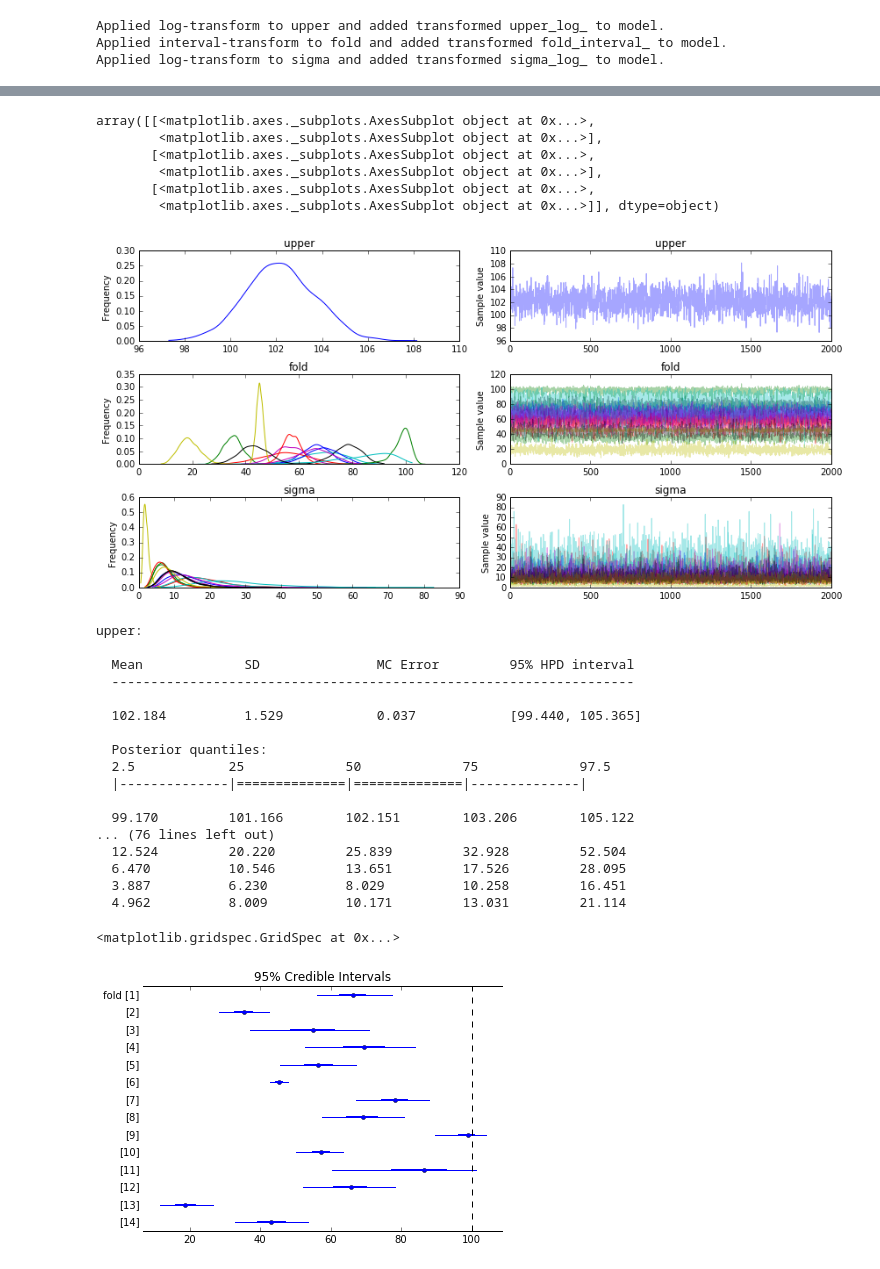
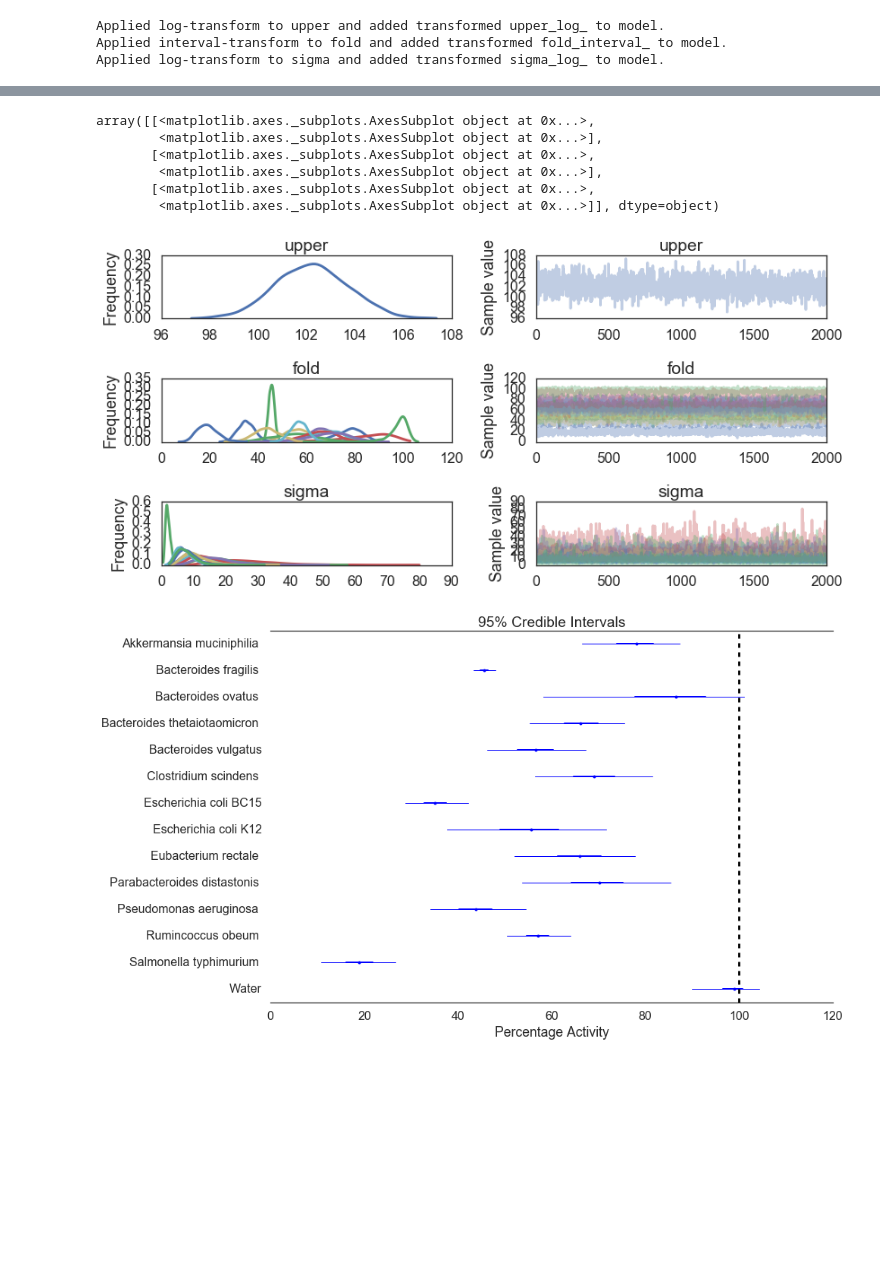
Before and after one commit to ericmjl/bayesian-measurement-paper, a Jupyter notebook: notebooks/bandoro.ipynb, the cells around one changed output, grey strips where cells are left out. Drawn from its saved outputs; the diff is of its cells as text; code cells hidden in the pictures; blank space fills up the shorter version.

Commit message:
added chris' data & comparison to frequentist

```diff
--- a/notebooks/bandoro.ipynb
+++ b/notebooks/bandoro.ipynb
@@ -2,13 +2,30 @@
 import pandas as pd
 %matplotlib inline
 import pymc3 as pm
+import numpy as np
+import matplotlib.pyplot as plt
+import seaborn as sns
+
+sns.set_context('poster')
+sns.set_style('white')
 # %%
 data = pd.read_csv('bandoro-microbiome.csv')
 # data['Sample'] = data['Sample'].astype('category')
 
 # Encode the "Sample" column with indices.
-sample_names = list(set(data['Sample'].values))
-for i, name in enumerate(sample_names):
-    data['Sample'] = data['Sample'].replace(name, i)
-data.head()
+# sample_names = dict(list(set((val, i) for i, val in enumerate(sorted(data['Sample'].values)))))
+sample_names = dict()
+for i, name in enumerate(list(np.unique(data['Sample'].values))):
+    sample_names[name] = i
+for name, i in sample_names.items():
+    print(i, name)
+    data['Indices'] = data['Sample'].apply(lambda x: sample_names[x])
+data.head(10)
+
+# # Encode the "date" column with indices.
+# date_names = sorted(list(set(data['Date'].values)))
+# for i, name in enumerate(date_names):
+#     print(i, name)
+#     data['Date'] = data['Date'].replace(name, i)
+# data.head(10)
 # %% [output]
@@ -32,8 +68,8 @@ with pm.Model() as model:
     sigma = pm.HalfCauchy('sigma', beta=1, shape=len(sample_names))
 
     # Model prediction
-    mu = fold[data['Sample']]
-    sig = sigma[data['Sample']]
+    mu = fold[data['Indices']]
+    sig = sigma[data['Indices']]
 
     # Data likelihood
     like = pm.Normal('like', mu=mu, sd=sig, observed=data['Normalized % GFP'])
@@ -67,30 +103,10 @@ array([[<matplotlib.axes._subplots.AxesSubplot object at 0x...>,
         <matplotlib.axes._subplots.AxesSubplot object at 0x...>],
        [<matplotlib.axes._subplots.AxesSubplot object at 0x...>,
         <matplotlib.axes._subplots.AxesSubplot object at 0x...>]], dtype=object)
-[figure, old version]
+[figure, new version]
-# %%
-pm.summary(trace)
-# %% [output]
-upper:
-
-  Mean             SD               MC Error         95% HPD interval
-  -------------------------------------------------------------------
-
-  102.184          1.529            0.037            [99.440, 105.365]
-
-  Posterior quantiles:
-  2.5            25             50             75             97.5
-  |--------------|==============|==============|--------------|
-
-  99.170         101.166        102.151        103.206        105.122
-... (76 lines left out)
-  12.524         20.220         25.839         32.928         52.504
-  6.470          10.546         13.651         17.526         28.095
-  3.887          6.230          8.029          10.258         16.451
-  4.962          8.009          10.171         13.031         21.114
 # %%
-pm.forestplot(trace, varnames=['fold'], vline=100)
-# plt.savefig('../figures/bandoro-microbiome.pdf')
+fig = plt.figure(figsize=(20, 8))
+pm.forestplot(trace, varnames=['fold'], vline=100, ylabels=sorted(sample_names), xtitle='Percentage Activity', xrange=(0, 120))
+plt.savefig('../figures/bandoro-microbiome-bayes.pdf', bbox_inches='tight')
 # %% [output]
-<matplotlib.gridspec.GridSpec at 0x...>
-[figure, old version]
+[figure, new version]
```
Also changed, not shown: parts of 9 cells of this notebook, 7 other files.
